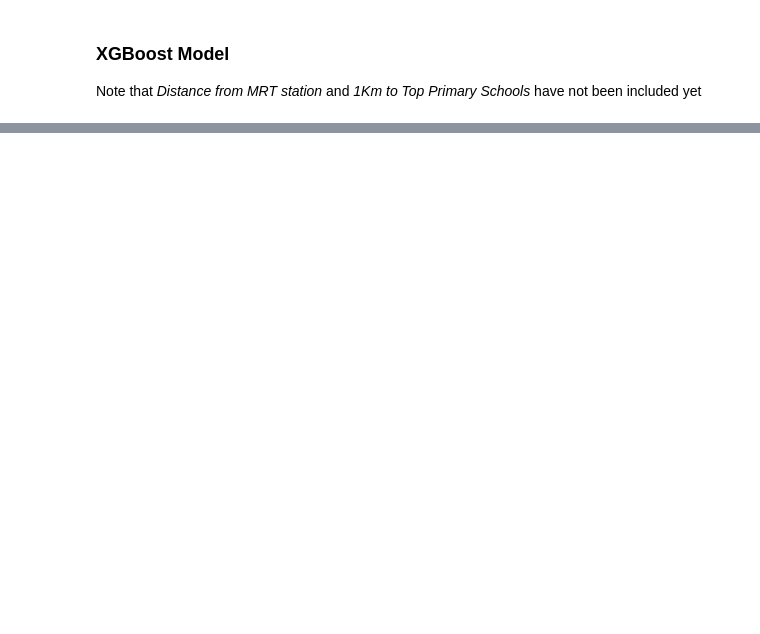
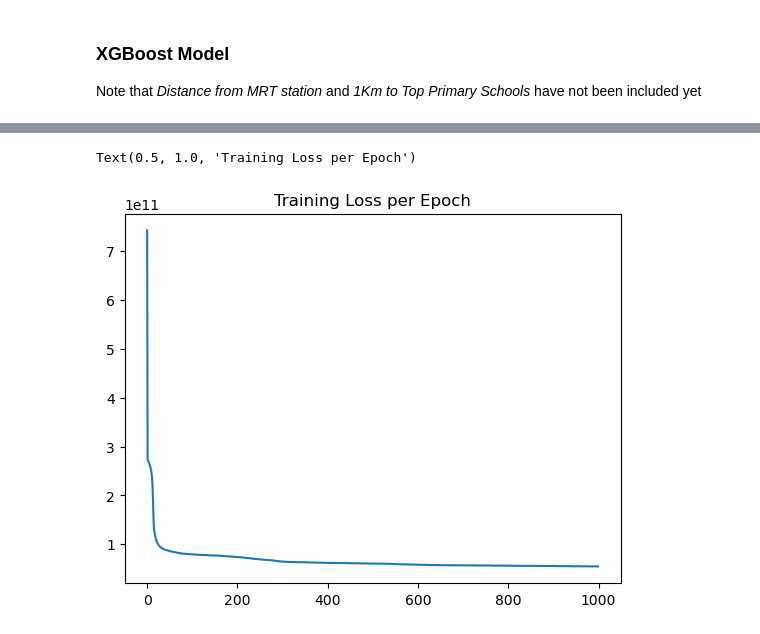
Before and after one commit to feliciahxy/SC1015-DSAI-project, a Jupyter notebook: EDA/ML Model.ipynb, the cells around one changed output, grey strips where cells are left out. Drawn from its saved outputs; the diff is of its cells as text; code cells hidden in the pictures; blank space fills up the shorter version.

```diff
--- a/EDA/ML Model.ipynb
+++ b/EDA/ML Model.ipynb
@@ -104,0 +150,16 @@ R^2 Score: 0.8453
+# %%
+df_features=['Area (SQFT)', 'Remaining Lease Years', 'Property Type', 'Postal District',
+            'Type of Sale', 'Floor Level', 'Sale Month-Year',  'Distance to MRT (km)']
+X = df[df_features]
+y = df['Price'].values
+categorical_cols = ['Property Type', 'Postal District', 'Type of Sale', 'Floor Level', 'Sale Month-Year']
+numerical_cols = ['Area (SQFT)', 'Remaining Lease Years', 'Distance to MRT (km)' ]
+
+X_encoded = pd.get_dummies(X[categorical_cols], drop_first=True)
+X_final = pd.concat([X[numerical_cols], X_encoded], axis=1)
+
+x_train, x_test, y_train, y_test = train_test_split(X_final, y, test_size=0.25, random_state=40)
+print(x_train.shape) # split all categorical data into several columns with 1/0 for each column (att)
+print(x_test.shape)
+print(y_train.shape)
+print(y_test.shape)
@@ -104,0 +171,10 @@ R^2 Score: 0.8453
+# %%
+#now we will create ANN model
+model=Sequential()
+model.add(Dense(9, activation='relu'))
+model.add(Dense(9, activation='relu'))
+model.add(Dense(9, activation='relu'))
+model.add(Dense(9, activation='relu'))
+model.add(Dense(1))
+model.compile(optimizer='adam',loss='mse')
+model.fit(x_train,y_train,epochs=1000)
@@ -104,0 +200,9 @@ R^2 Score: 0.8453
+# %%
+
+#model.history.history
+loss = model.history.history['loss']
+sns.lineplot(x=range(len(loss)),y=loss)
+plt.title("Training Loss per Epoch")
+# %% [output]
+Text(0.5, 1.0, 'Training Loss per Epoch')
+[figure, added]
```
Also changed, not shown: parts of 15 cells of this notebook, 1 other file.
